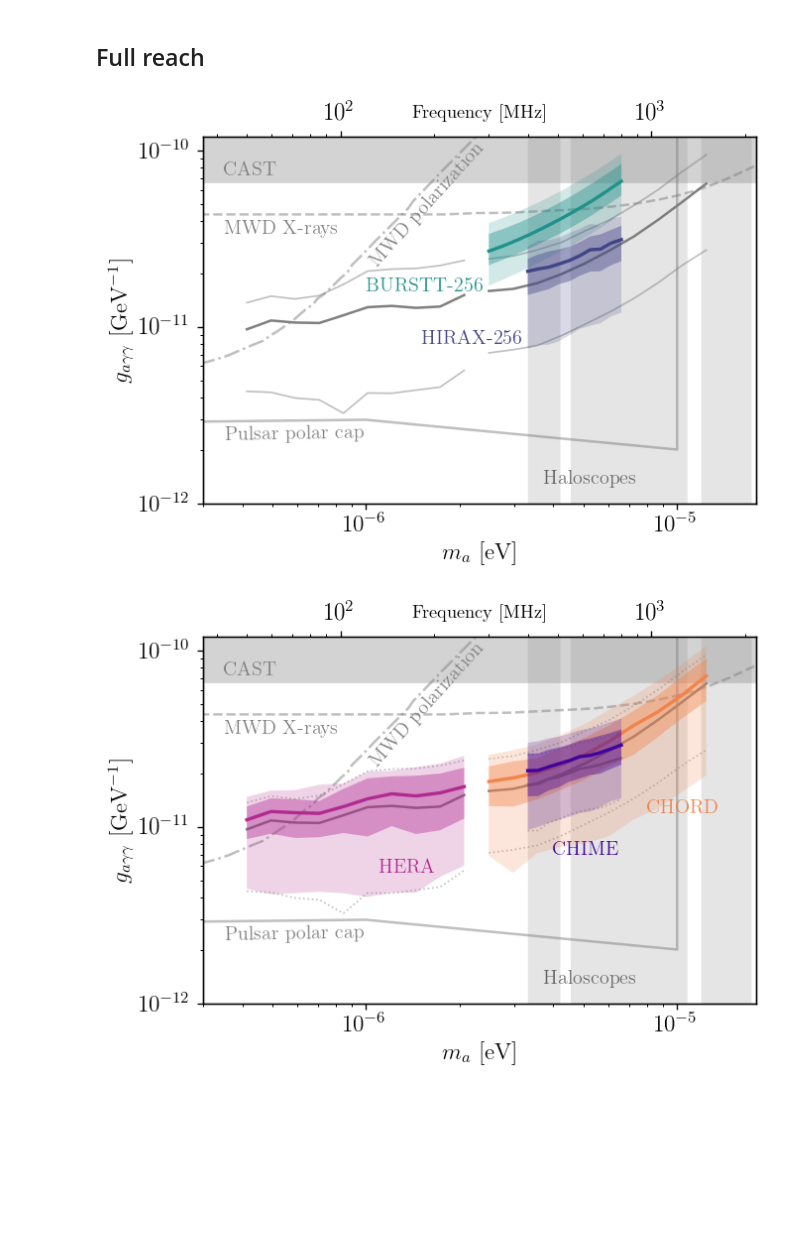
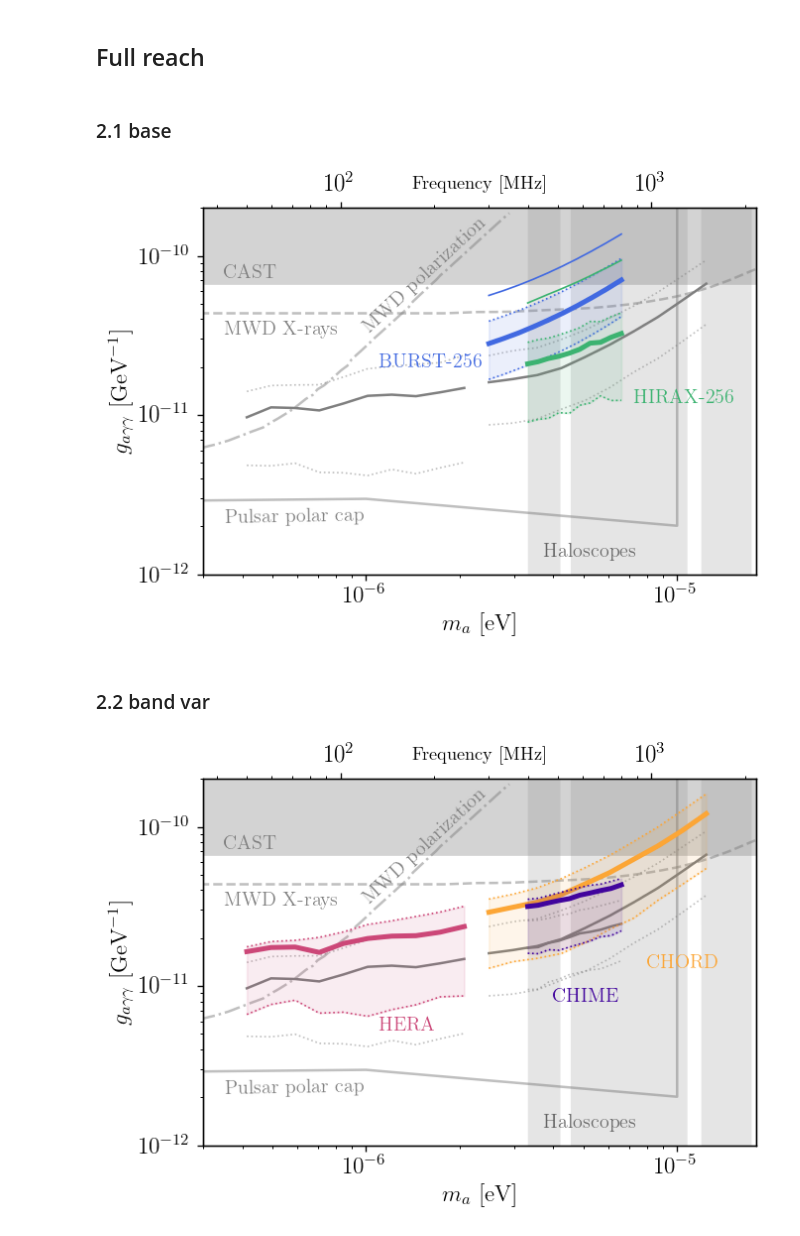
Before and after one commit to yitiansun/axion-mirror, a Jupyter notebook: estimates/plot_reach.ipynb, the cells around one changed output. Drawn from its saved outputs; the diff is of its cells as text; code cells hidden in the pictures; blank space fills up the shorter version.

Commit message:
new snr systematics and plots

```diff
--- a/estimates/plot_reach.ipynb
+++ b/estimates/plot_reach.ipynb
@@ -187,9 +225,11 @@ zorder_dict = {
+# %% [markdown]
+### 2.1 base
 # %%
-save_name = 'HB'
+save_name = 'reach2'
 pc_names = ['HIRAX256', 'BURSTT256']
 base_names = ['HERA', 'CHORD']
-# save_name = 'HCC'
-# pc_names = ['HERA', 'CHORD', 'CHIME']
+# save_name = 'reach'
+# pc_names = ['HERA', 'CHORD', 'CHIME', 'HIRAX1024', 'BURSTT2048']
 # base_names = []
 
 fig, ax = plt.subplots()
@@ -199,30 +239,50 @@ for pc_name in pc_names + base_names:
     samples_fn = f"../outputs/plot_data/{pc.name}/total-base.h5"
     plot_samples(ax, samples_fn, color=color_dict[pc_name], mode=('band' if pc_name in pc_names else 'base'), zorder=zorder_dict[pc_name])
 
-plot_full_reach_labels(ax, pc_names, color_dict)
-plot_full_reach_extras(ax)
-set_full_reach_axes(ax)
+    if pc_name in pc_names:
+        samples_fn = f"../outputs/plot_data/{pc.name}/gsr.h5"
+        plot_samples(ax, samples_fn, color=color_dict[pc_name], mode='median', zorder=zorder_dict[pc_name])
+
+plot_full_reach_labels(ax, pc_names, color_dict, label_dict, label_xy_dict)
+plot_full_reach_extras(ax, mode='ylow')
+set_full_reach_axes(ax, y_upper=2e-10)
+
+# ax.plot([2.6e-6, 2.6e-6], [4.1e-12, 6.8e-12], color=color_dict['BURSTT2048'], lw=1)
+# ax.plot([5.0e-6, 5.0e-6], [4.1e-12, 6.7e-12], color=color_dict['HIRAX1024'], lw=1)
+# ax.plot([6.7e-6, 7.9e-6], [1.4e-11, 1.0e-11], color=color_dict['CHIME'], lw=1)
 
 if save_name is not None:
     fig.savefig(f'../outputs/reach_plots/{save_name}.pdf')
 # %% [output]
-[figure, old version]
+[figure, new version]
+# %% [markdown]
+### 2.2 band var
+# %%
+label_xy_dict = {
+    'HERA' : (1.1e-6, 5.3e-12),
+    'CHORD' : (8e-6, 1.3e-11),
+    'CHIME' : (4e-6, 8e-12),
+    'HIRAX256' : (7.2e-6, 1.2e-11),
+    'BURSTT256' : (1.1e-6, 2.0e-11),
+    'HIRAX1024' : (4e-6, 3e-12),
+    'BURSTT2048' : (1.5e-6, 3e-12),
+}
 # %%
 pc_names = ['HERA', 'CHORD', 'CHIME']
-var_flag = 'tf300'
+var_flag = 'nofree'
 
 fig, ax = plt.subplots()
 
 for pc_name in pc_names:
     pc = pc_dict[pc_name]
     samples_prefix = f"../outputs/plot_data/{pc.name}"
     plot_samples(ax, samples_prefix+"/total-base.h5", mode='base')
     plot_samples(ax, samples_prefix+f"/total-{var_flag}.h5", mode='band', color=color_dict[pc_name], zorder=zorder_dict[pc_name])
 
-plot_full_reach_labels(ax, pc_names, color_dict)
-plot_full_reach_extras(ax)
-set_full_reach_axes(ax)
+plot_full_reach_labels(ax, pc_names, color_dict, label_dict, label_xy_dict)
+plot_full_reach_extras(ax, mode='ylow')
+set_full_reach_axes(ax, y_upper=2e-10)
 
 fig.savefig(f'../outputs/reach_plots/reach_{var_flag}.pdf')
 # %% [output]
-[figure, old version]
+[figure, new version]
```
Also changed, not shown: parts of 10 cells of this notebook, 9 other files.
